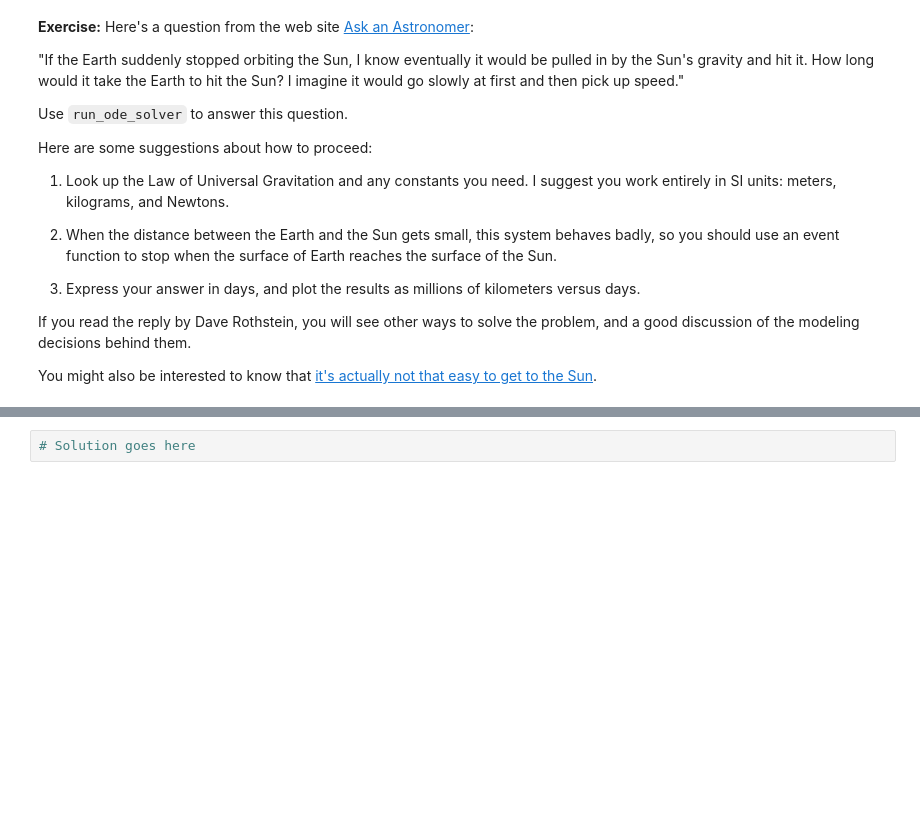
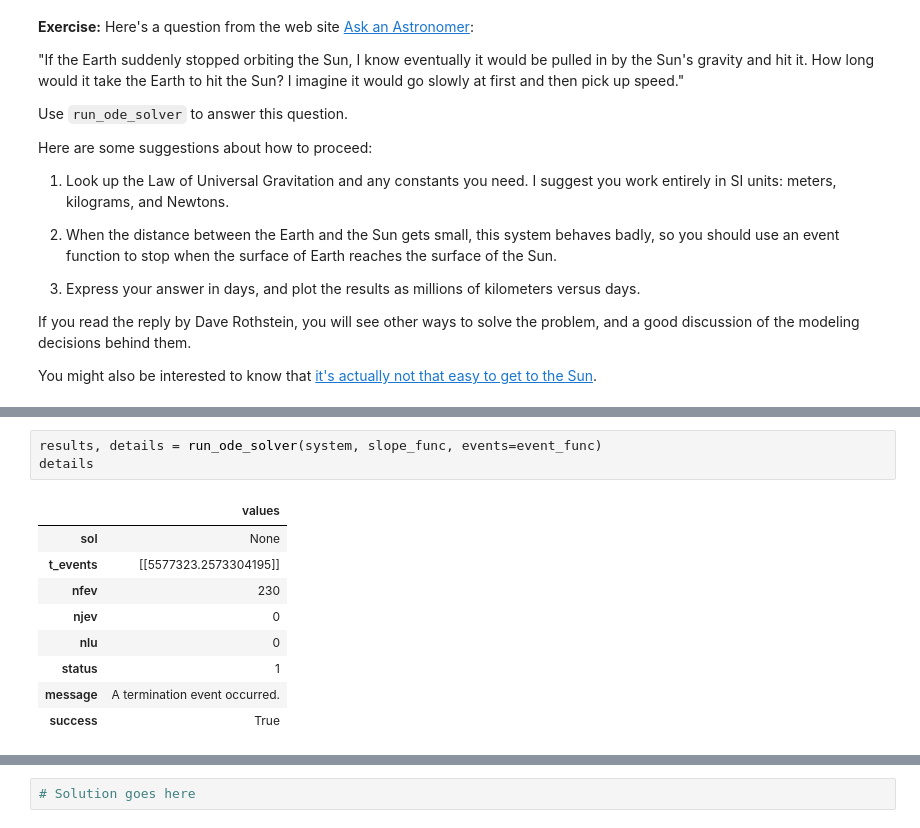
Before and after one commit to hardlyrichie/ModSimPy, a Jupyter notebook: code/chap20.ipynb, the cells around one changed output, grey strips where cells are left out. Drawn from its saved outputs; the diff is of its cells as text; blank space fills up the shorter version.

```diff
--- a/code/chap20.ipynb
+++ b/code/chap20.ipynb
@@ -194,0 +354,13 @@ You might also be interested to know that [it's actually not that easy to get to
+# %%
+results, details = run_ode_solver(system, slope_func, events=event_func)
+details
+# %% [output]
+|  | values |
+| sol | None |
+| t_events | [[5577323.2573304195]] |
+| nfev | 230 |
+| njev | 0 |
+| nlu | 0 |
+| status | 1 |
+| message | A termination event occurred. |
+| success | True |
```
Also changed, not shown: parts of 46 cells of this notebook, 11 other files.
